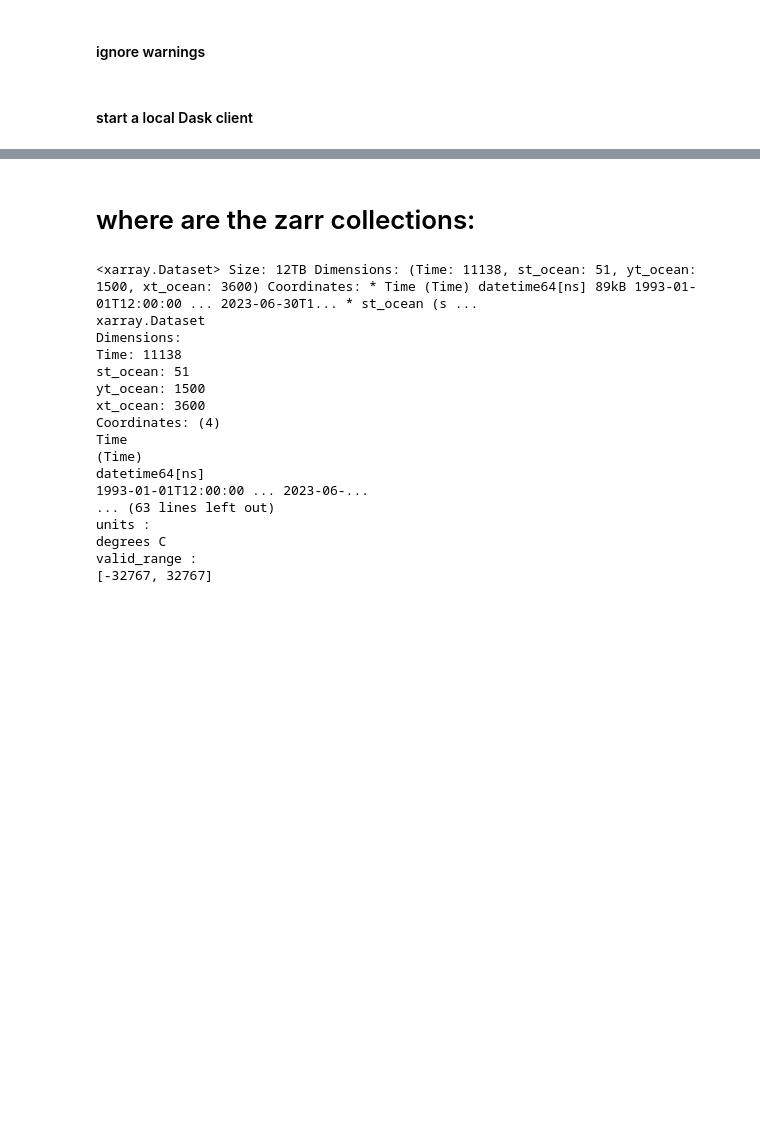
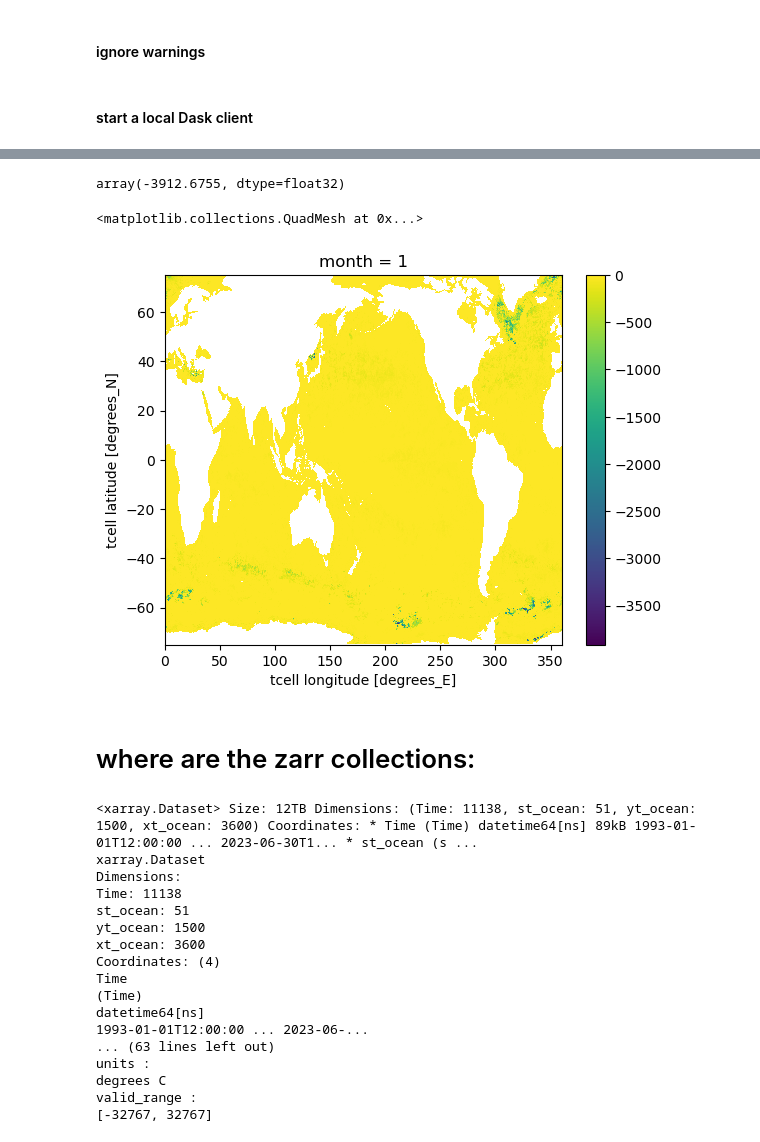
Before and after one commit to Thomas-Moore-Creative/BRAN-climatology-generator-demo, a Jupyter notebook: notebooks/BRAN2020_clim_demo_sandbox.ipynb, the cells around one changed output, grey strips where cells are left out. Drawn from its saved outputs; the diff is of its cells as text; code cells hidden in the pictures; blank space fills up the shorter version.

```diff
--- a/notebooks/BRAN2020_clim_demo_sandbox.ipynb
+++ b/notebooks/BRAN2020_clim_demo_sandbox.ipynb
@@ -43,0 +76,3 @@ with dask.config.set({"distributed.scheduler.worker-saturation": 1.0,
+# %%
+max_mld = mld_stats_dataset[['max_mld','max_el_nino_mld','max_la_nina_mld']]
+max_mld
@@ -43,0 +145,5 @@ with dask.config.set({"distributed.scheduler.worker-saturation": 1.0,
+# %%
+sel_dict = {'month':0}
+# %%
+data = max_mld.sel(sel_dict,method='nearest')
+data
@@ -43,0 +216,3 @@ with dask.config.set({"distributed.scheduler.worker-saturation": 1.0,
+# %%
+diff = data.max_la_nina_mld - data.max_mld
+diff
@@ -44,3 +243,12 @@ with dask.config.set({"distributed.scheduler.worker-saturation": 1.0,
+# %%
+diff.min().values
+# %% [output]
+array(-3912.6755, dtype=float32)
+# %%
+diff.plot()
+# %% [output]
+<matplotlib.collections.QuadMesh at 0x...>
+[figure, added]
 # %% [markdown]
 # where are the zarr collections:
 # %%
```
Also changed, not shown: parts of 9 cells of this notebook.
